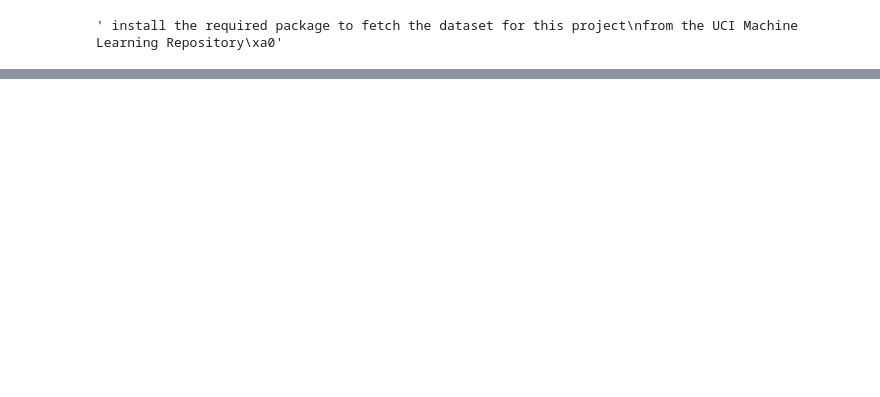
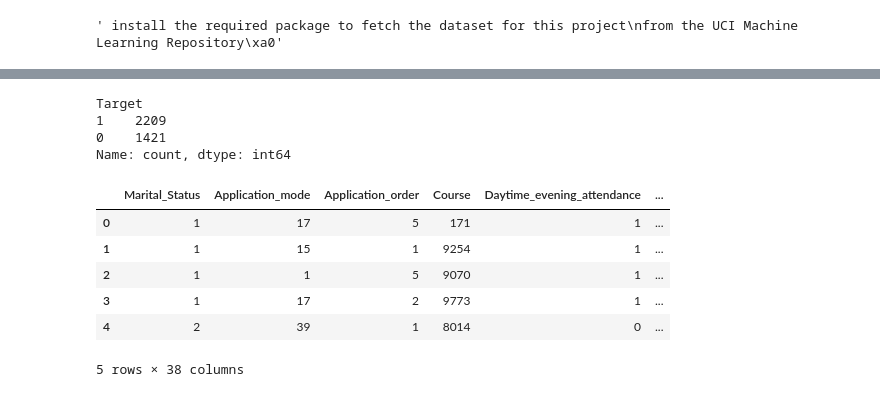
Before and after one commit to youssefhass/ml-predict-student-dropout, a Jupyter notebook: 05_Predict_Students_Dropout_ML_Classification.ipynb, the cells around one changed output, grey strips where cells are left out. Cells and saved outputs as stored; diff of their text form; code cells hidden in the pictures; blank space fills up the shorter version.

```diff
--- a/05_Predict_Students_Dropout_ML_Classification.ipynb
+++ b/05_Predict_Students_Dropout_ML_Classification.ipynb
@@ -82,0 +101,22 @@ df = pd.read_csv('data/prep_data.csv')
+# %%
+encoder = LabelEncoder()
+# %%
+df_student['Target'] = encoder.fit_transform(df_student['Target'])
+# %%
+# Check encoding worked on target column
+df_student['Target'].value_counts()
+# %% [output]
+Target
+1    2209
+0    1421
+Name: count, dtype: int64
+# %%
+df_student.head()
+# %% [output]
+|  | Marital_Status | Application_mode | Application_order | Course | Daytime_evening_attendance | ... |
+| 0 | 1 | 17 | 5 | 171 | 1 | ... |
+| 1 | 1 | 15 | 1 | 9254 | 1 | ... |
+| 2 | 1 | 1 | 5 | 9070 | 1 | ... |
+| 3 | 1 | 17 | 2 | 9773 | 1 | ... |
+| 4 | 2 | 39 | 1 | 8014 | 0 | ... |
+5 rows × 38 columns
```
Also changed, not shown: parts of 19 cells of this notebook.
